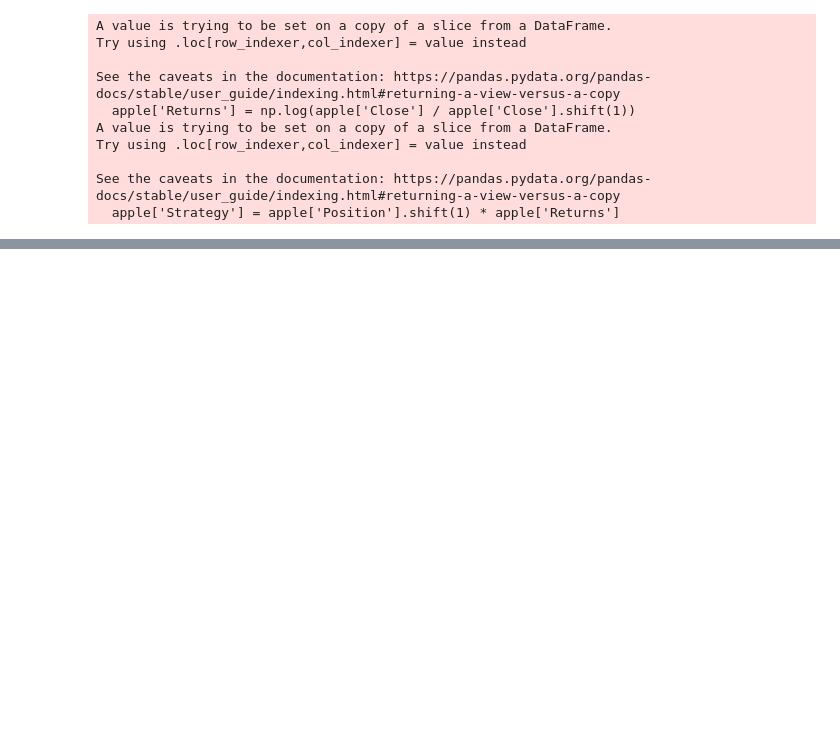
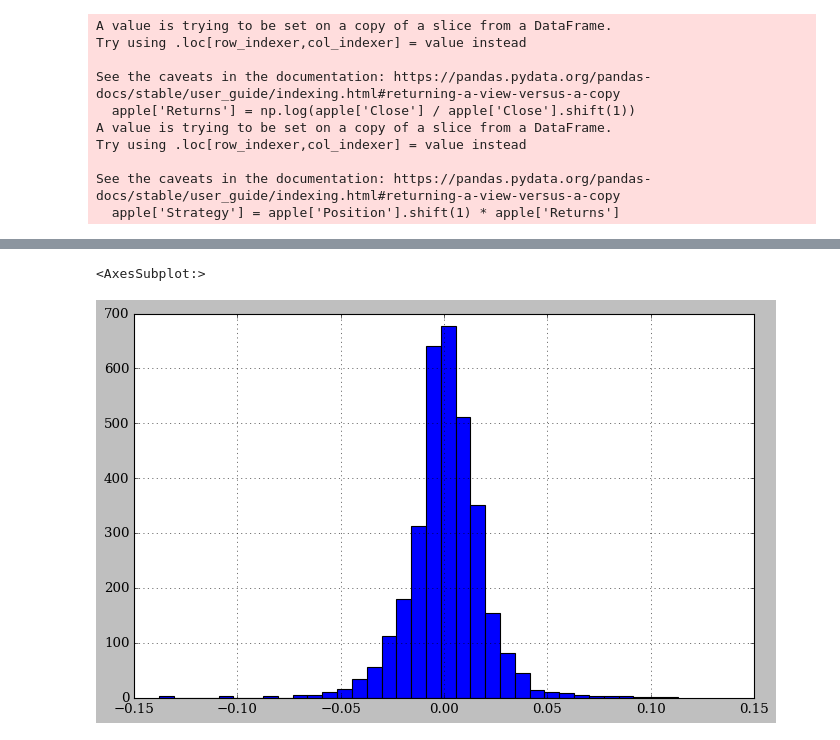
Before and after one commit to Hosung-Ahn/trading, a Jupyter notebook: trading strategy/note.ipynb, the cells around one changed output, grey strips where cells are left out. Drawn from its saved outputs; the diff is of its cells as text; code cells hidden in the pictures; blank space fills up the shorter version.

```diff
--- a/trading strategy/note.ipynb
+++ b/trading strategy/note.ipynb
@@ -189,0 +197,11 @@ results.sort_values('OUT', ascending=False).head(7)
+# %%
+apple = fdr.DataReader('AAPL', '2010')[['Close']]
+
+apple['returns'] = np.log(apple / apple.shift(1))
+apple.dropna(inplace=True)
+apple['direction'] = np.sign(apple['returns']).astype(int)
+# %%
+apple['returns'].hist(bins=35, figsize=(10,6))
+# %% [output]
+<AxesSubplot:>
+[figure, added]
```
Also changed, not shown: parts of 23 cells of this notebook.
